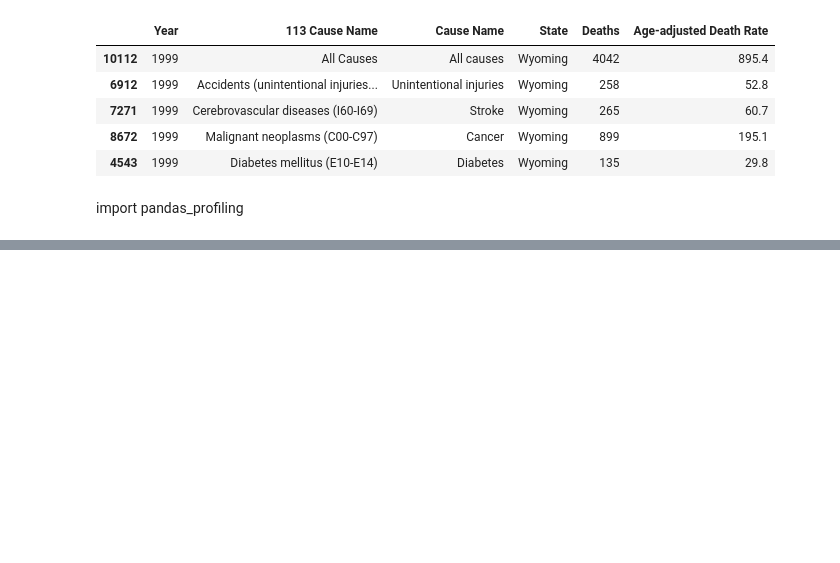
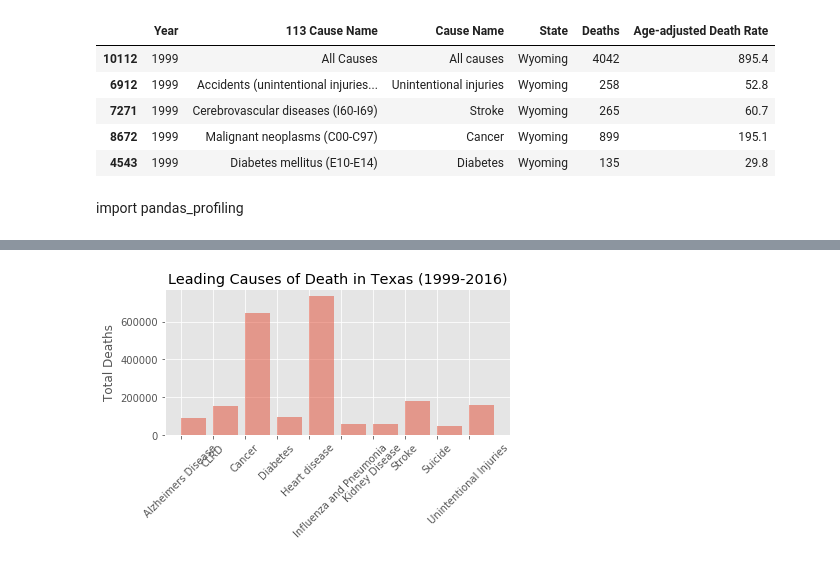
Before and after one commit to ppainuly/Leading-Causes-of-Death-in-United-States, a Jupyter notebook: Project_1.ipynb, the cells around one changed output, grey strips where cells are left out. Cells and saved outputs as stored; diff of their text form; code cells hidden in the pictures; blank space fills up the shorter version.

```diff
--- a/Project_1.ipynb
+++ b/Project_1.ipynb
@@ -206,0 +255,15 @@ import pandas_profiling
+# %%
+objects = ('Alzheimers Disease','CLRD','Cancer','Diabetes','Heart disease','Influenza and Pneumonia',
+          'Kidney Disease','Stroke','Suicide','Unintentional Injuries')
+y_pos = np.arange(len(objects))
+Deaths = [92176,153837,645904,94866,733531,60426,56165,177597,47844,160767]
+
+plt.bar(y_pos, Deaths, align= 'edge', alpha=0.5)
+plt.xticks(y_pos, objects)
+plt.xticks(rotation=45)
+plt.ylabel('Total Deaths')
+plt.title('Leading Causes of Death in Texas (1999-2016)')
+plt.tight_layout()
+plt.show()
+# %% [output]
+[figure, added]
```
Also changed, not shown: parts of 48 cells of this notebook, 12 other files.
